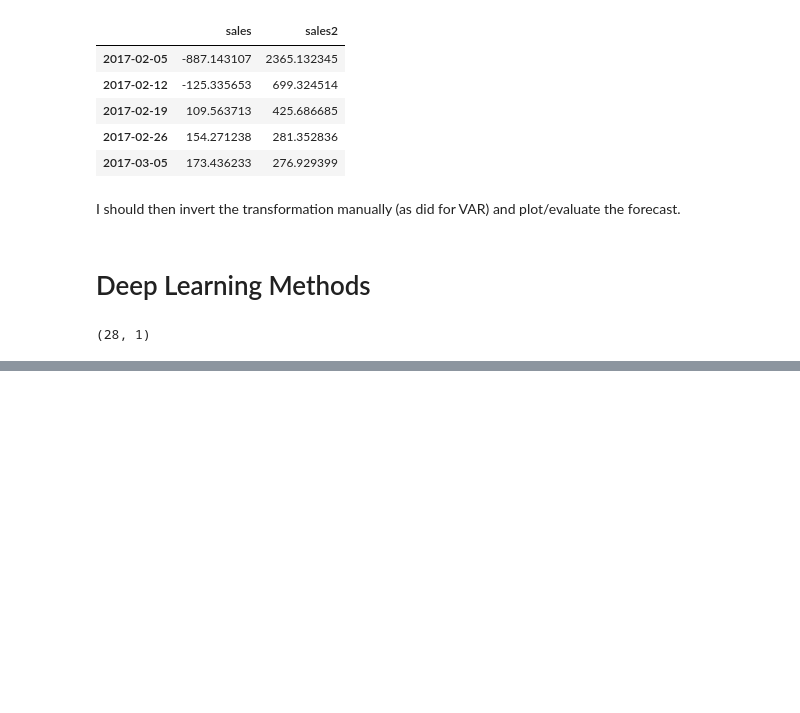
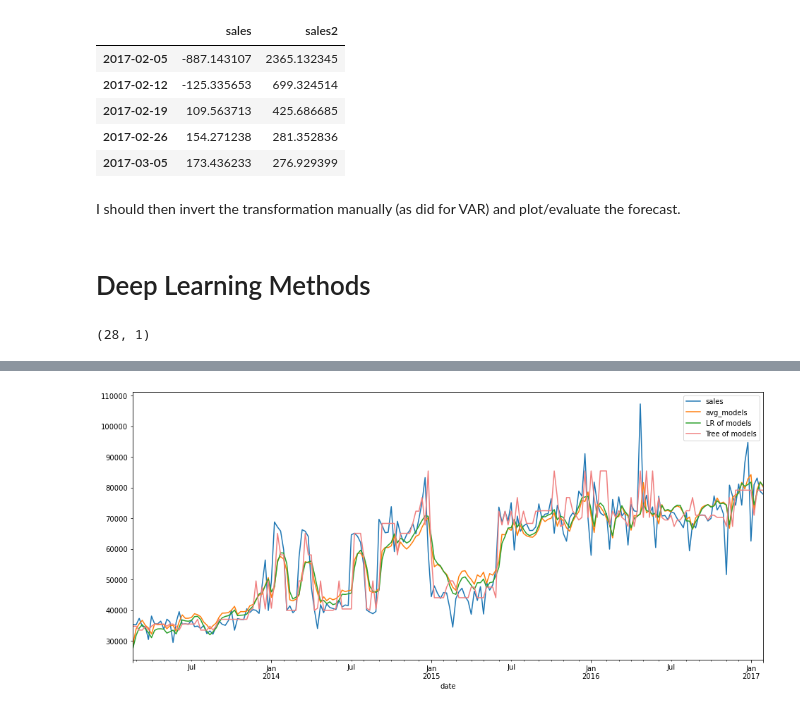
Before and after one commit to federicofrancone94/Store-Sales---Time-Series-Forecasting, a Jupyter notebook: ts_models_02_12_21.ipynb, the cells around one changed output, grey strips where cells are left out. Cells and saved outputs as stored; diff of their text form; code cells hidden in the pictures; blank space fills up the shorter version.

```diff
--- a/ts_models_02_12_21.ipynb
+++ b/ts_models_02_12_21.ipynb
@@ -2039,0 +2301,18 @@ https://towardsdatascience.com/state-space-model-and-kalman-filter-for-time-seri
+# %%
+train_pred_rf= best_reg_rf.predict(scaled_train)
+test_pred_rf= best_reg_rf.predict(scaled_val)
+
+
+train_stacking['Tree of models'] = train_pred_rf
+test_stacking['Tree of models'] = test_pred_rf
+
+
+
+train_metrics['RMSE']['Tree of models'] = round(rmse(train_pred_lr, y_train))
+val_metrics['RMSE']['Tree of models'] = round(rmse(test_pred_lr, y_val))
+
+train_metrics['MAPE']['Tree of models']= round(MAPE(train_stacking['Tree of models'], y_train),1)
+val_metrics['MAPE']['Tree of models']= round(MAPE(test_stacking['Tree of models'], y_val),1)
+
+print('Train \n', train_metrics)
+print('\nValidation \n', val_metrics)
@@ -2039,0 +2355,7 @@ https://towardsdatascience.com/state-space-model-and-kalman-filter-for-time-seri
+# %%
+train_stacking[['sales', 'avg_models', 'LR of models', ]].plot(figsize=(16,7))
+
+train_stacking['Tree of models'].plot(c= 'lightcoral', label= 'Tree of models')
+plt.legend(); #'xkcd:pale red'
+# %% [output]
+[figure, added]
```
Also changed, not shown: parts of 156 cells of this notebook.
